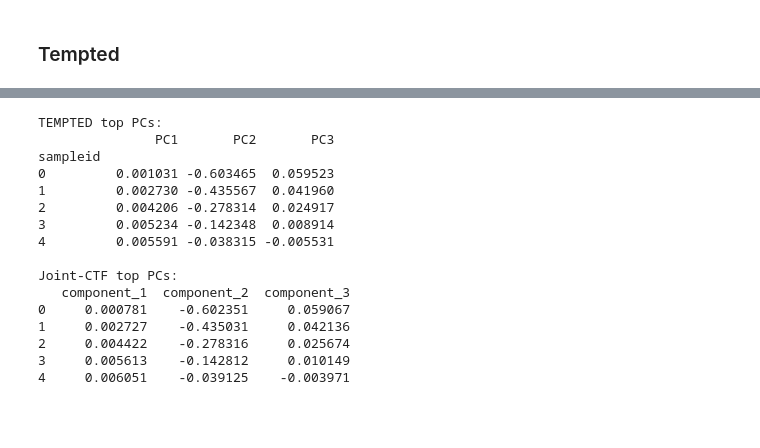
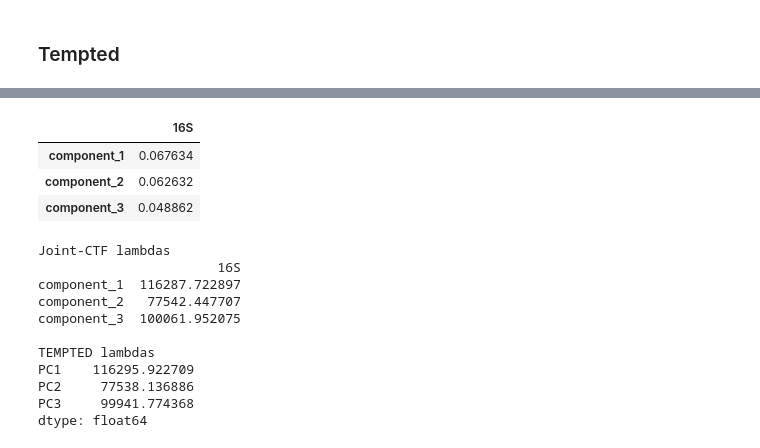
Before and after one commit to Biacordazzo/bia_gemelli, a Jupyter notebook: gemelli/joint_ctf.ipynb, the cells around one changed output, grey strips where cells are left out. Cells and saved outputs as stored; diff of their text form; code cells hidden in the pictures; blank space fills up the shorter version.

```diff
--- a/gemelli/joint_ctf.ipynb
+++ b/gemelli/joint_ctf.ipynb
@@ -1490,22 +1471,25 @@ display(feature_loadings['16S'].head())
-# %%
-print("TEMPTED top PCs:")
-print(tempted_res[1][['PC1', 'PC2', 'PC3']].head())
-print("\nJoint-CTF top PCs:")
-print(state_loadings['16S'][['component_1', 'component_2', 'component_3']].head())
-# %% [output]
-TEMPTED top PCs:
-               PC1       PC2       PC3
-sampleid
-0         0.001031 -0.603465  0.059523
-1         0.002730 -0.435567  0.041960
-2         0.004206 -0.278314  0.024917
-3         0.005234 -0.142348  0.008914
-4         0.005591 -0.038315 -0.005531
-
-Joint-CTF top PCs:
-   component_1  component_2  component_3
-0     0.000781    -0.602351     0.059067
-1     0.002727    -0.435031     0.042136
-2     0.004422    -0.278316     0.025674
-3     0.005613    -0.142812     0.010149
-4     0.006051    -0.039125    -0.003971
+# %%
+prop_explained.T
+# %% [output]
+|  | 16S |
+| component_1 | 0.067634 |
+| component_2 | 0.062632 |
+| component_3 | 0.048862 |
+# %%
+print("Joint-CTF lambdas")
+print(eigenvalues.T)
+print()
+print("TEMPTED lambdas")
+print(tempted_res[0].eigvals)
+# %% [output]
+Joint-CTF lambdas
+                       16S
+component_1  116287.722897
+component_2   77542.447707
+component_3  100061.952075
+
+TEMPTED lambdas
+PC1    116295.922709
+PC2     77538.136886
+PC3     99941.774368
+dtype: float64
```
Also changed, not shown: parts of 21 cells of this notebook.
